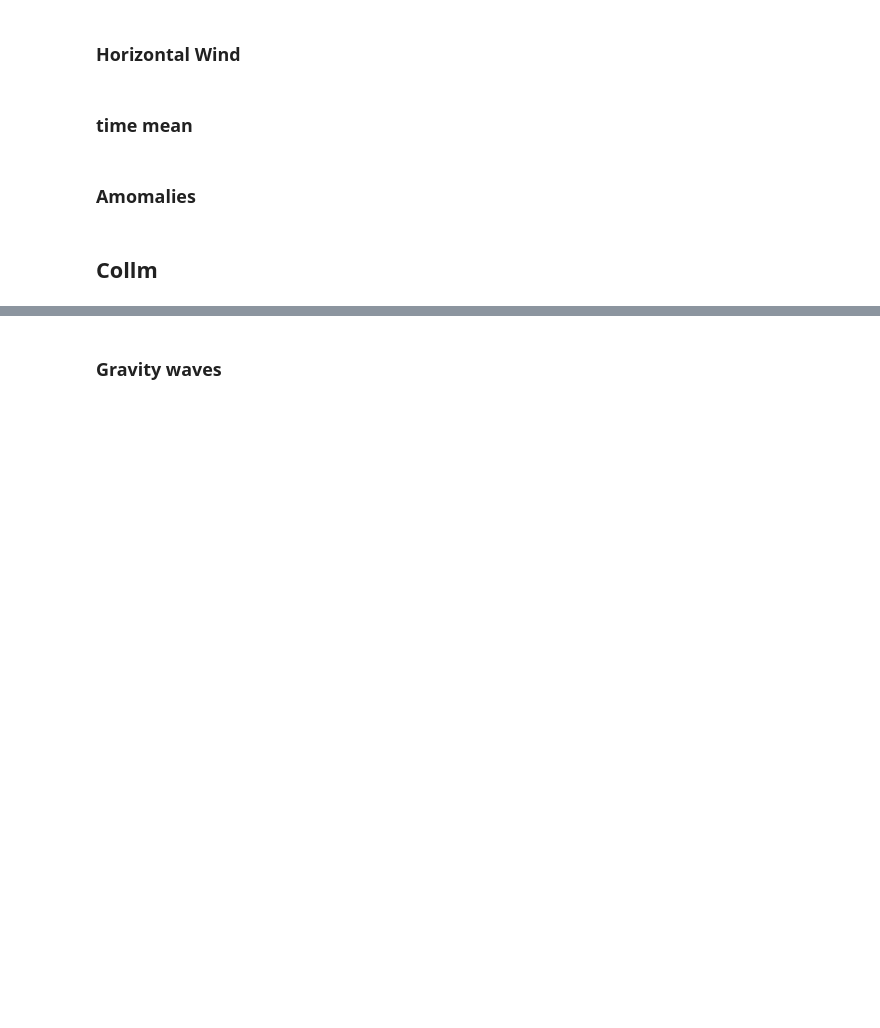
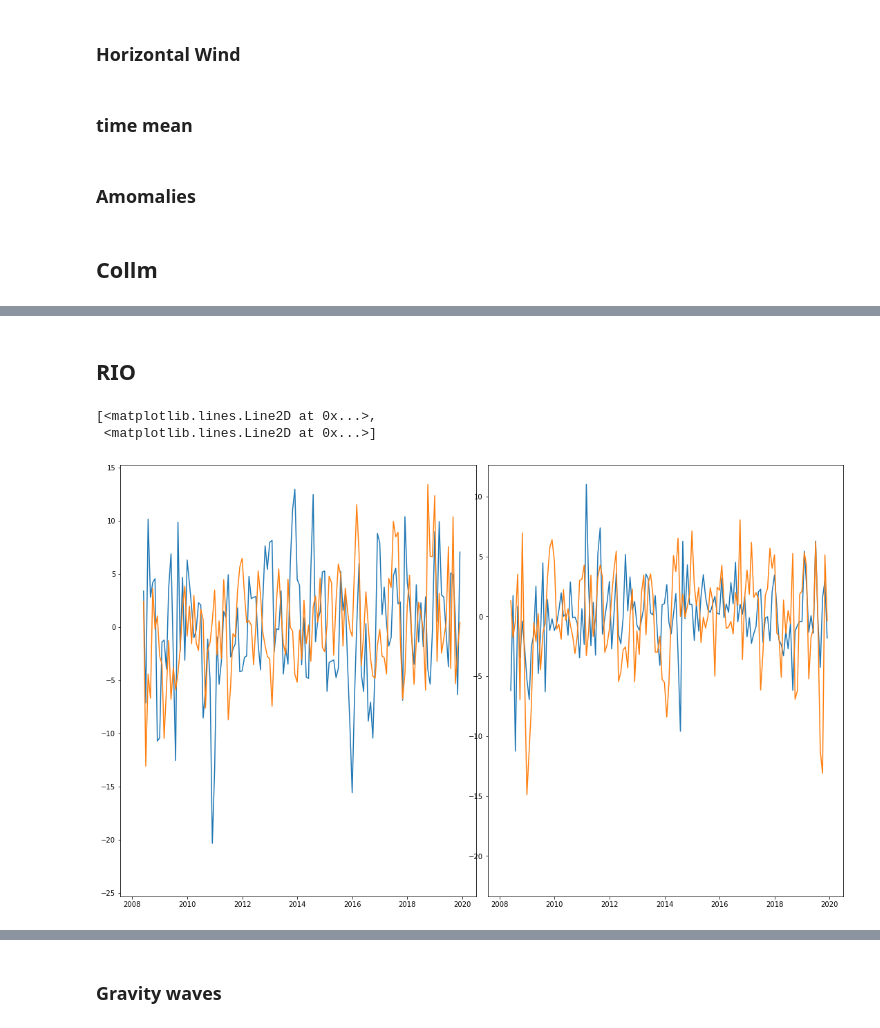
Before and after one commit to VACILT/trends_project, a Jupyter notebook: data_introduction_jason.ipynb, the cells around one changed output, grey strips where cells are left out. Cells and saved outputs as stored; diff of their text form; code cells hidden in the pictures; blank space fills up the shorter version.

```diff
--- a/data_introduction_jason.ipynb
+++ b/data_introduction_jason.ipynb
@@ -106,0 +175,29 @@ statistics.sel(parameter='slope').plot()
+# %% [markdown]
+## RIO
+# %%
+ds_rio= read_group('wind','Rio')
+u_rio = read_var(ds_rio,'u')
+v_rio = read_var(ds_rio,'v')
+
+u_rio_monano = anomalie('month',u_rio)
+v_rio_monano = anomalie('month',v_rio)
+
+u_rio_monthly_ano = time_mean('M',u_rio_monano)
+v_rio_monthly_ano = time_mean('M',v_rio_monano)
+
+u_rio_monthly = time_mean('M',u_rio)
+v_rio_monthly = time_mean('M',v_rio)
+# %%
+fig = plt.figure(constrained_layout=True,figsize = [15,9])
+
+windsel=u_rio_monthly_ano.sel(alt = [90,105], method = 'nearest')
+ax1 = fig.add_subplot(121)
+ax1.plot(u_rio_monthly_ano.time,windsel)
+
+windsel=v_rio_monthly_ano.sel(alt = [90,105], method = 'nearest')
+ax2 = fig.add_subplot(122)
+ax2.plot(u_rio_monthly.time,windsel)
+# %% [output]
+[<matplotlib.lines.Line2D at 0x...>,
+ <matplotlib.lines.Line2D at 0x...>]
+[figure, added]
```
Also changed, not shown: parts of 19 cells of this notebook.
